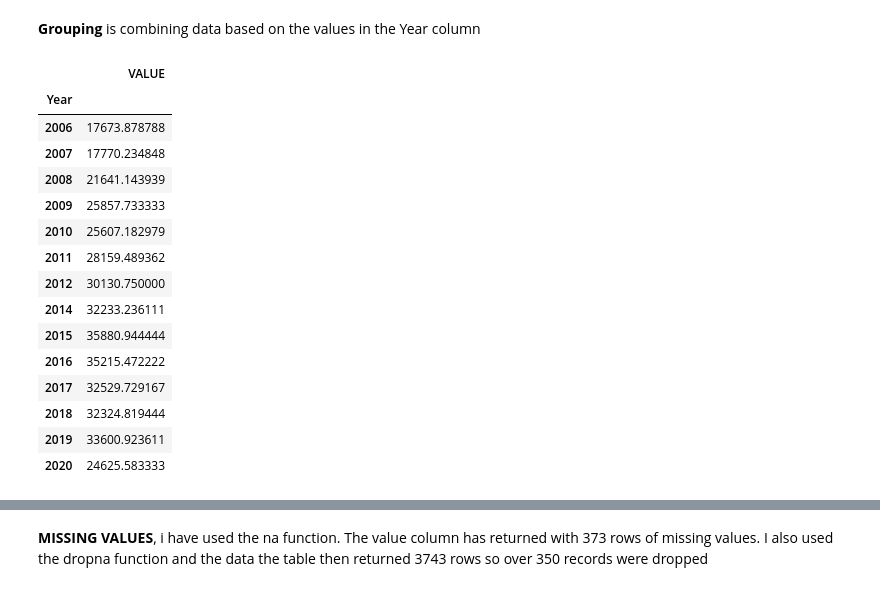
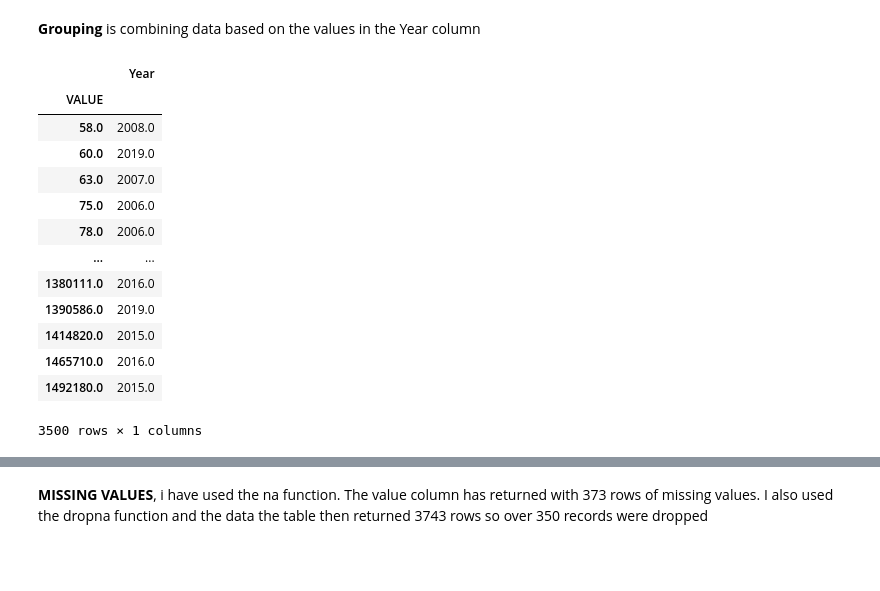
Before and after one commit to hartyl1/UCDPA_harty, a Jupyter notebook: Copy_of_Copy_of_Untitled12.ipynb, the cells around one changed output, grey strips where cells are left out. Cells and saved outputs as stored; diff of their text form; code cells hidden in the pictures; blank space fills up the shorter version.

```diff
--- a/Copy_of_Copy_of_Untitled12.ipynb
+++ b/Copy_of_Copy_of_Untitled12.ipynb
@@ -7,4 +23,4 @@ import pandas as pd
 # %% [markdown]
 I created a dataframe from a csv file  The csv file called nct is saved to my local drive and i imported here and named it nct.
 # %%
-pd.read_csv('nct.csv')
+nct = pd.read_csv('nct.csv')
@@ -187,21 +213,19 @@ NameError: ignored
 # %% [markdown]
 **Grouping** is combining data based on the values in the Year column
 # %%
-nct.groupby(['Year']).mean()
+nct.groupby(['VALUE']).mean()
 # %% [output]
-|  | VALUE |
-| Year |  |
-| 2006 | 17673.878788 |
-| 2007 | 17770.234848 |
-| 2008 | 21641.143939 |
-| 2009 | 25857.733333 |
-| 2010 | 25607.182979 |
-| 2011 | 28159.489362 |
-| 2012 | 30130.750000 |
-| 2014 | 32233.236111 |
-| 2015 | 35880.944444 |
-| 2016 | 35215.472222 |
-| 2017 | 32529.729167 |
-| 2018 | 32324.819444 |
-| 2019 | 33600.923611 |
-| 2020 | 24625.583333 |
+|  | Year |
+| VALUE |  |
+| 58.0 | 2008.0 |
+| 60.0 | 2019.0 |
+| 63.0 | 2007.0 |
+| 75.0 | 2006.0 |
+| 78.0 | 2006.0 |
+| ... | ... |
+| 1380111.0 | 2016.0 |
+| 1390586.0 | 2019.0 |
+| 1414820.0 | 2015.0 |
+| 1465710.0 | 2016.0 |
+| 1492180.0 | 2015.0 |
+3500 rows × 1 columns
```
Also changed, not shown: parts of 4 cells of this notebook.
